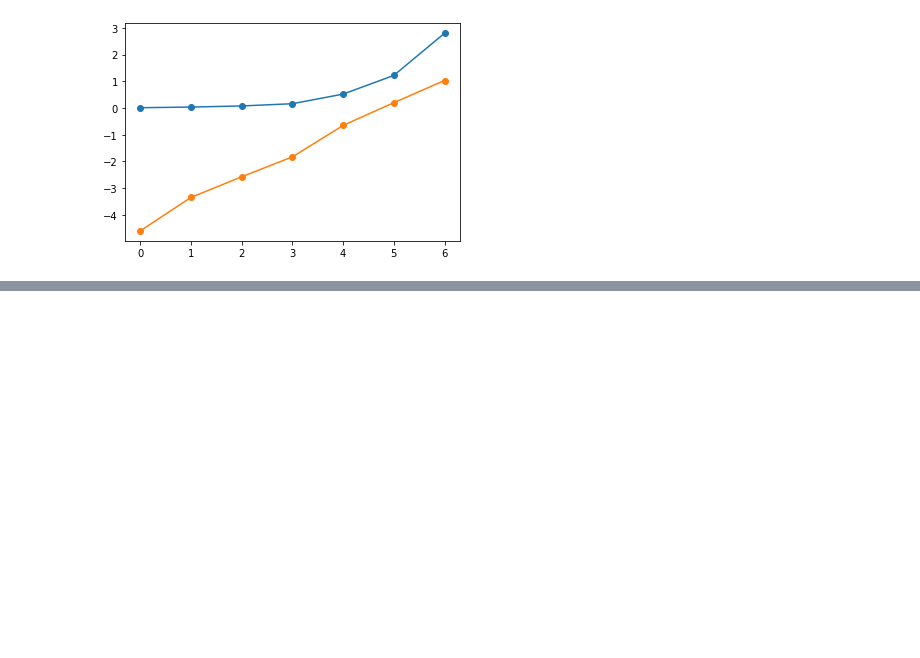
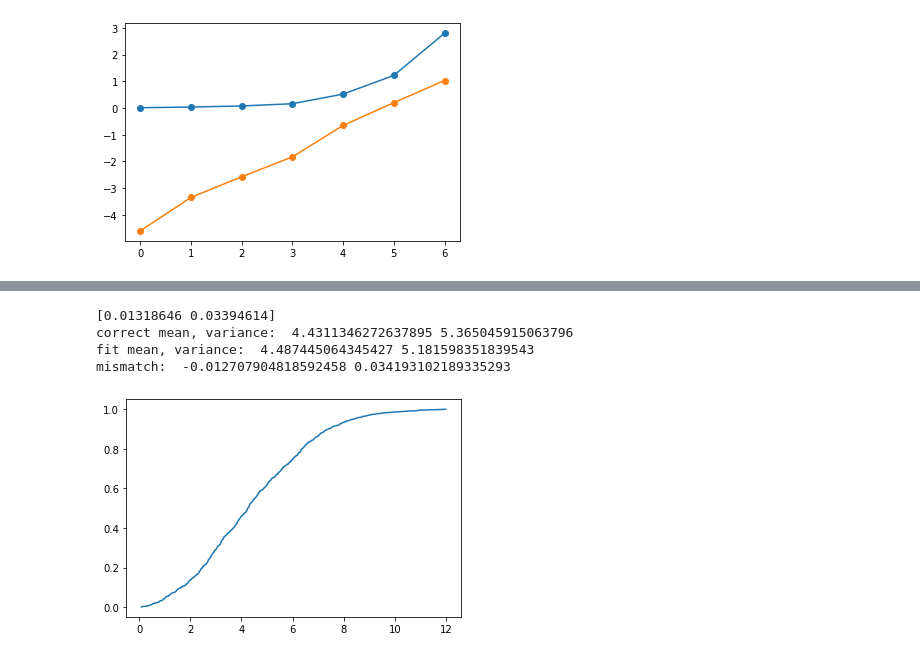
Before and after one commit to BoiseStatePlanetary/Optimizing-Number-and-Placement-of-Anemometers, a Jupyter notebook: figures/Uncertainties on Roughness and Shear Velocity.ipynb, the cells around one changed output, grey strips where cells are left out. Drawn from its saved outputs; the diff is of its cells as text; code cells hidden in the pictures; blank space fills up the shorter version.

```diff
--- a/figures/Uncertainties on Roughness and Shear Velocity.ipynb
+++ b/figures/Uncertainties on Roughness and Shear Velocity.ipynb
@@ -220,0 +322,28 @@ print((calc_analytic_zstar(z0, x, y, sigma) - calc_analytic_zstar(z0, x, noisy_y
+# %%
+lamb = 5.
+k = 2.
+
+# Random
+min_v = 0
+max_v = 20. #m/s
+num_velocities = 1000
+
+vs = inv_Weibull_CDF(random(num_velocities), lamb, k)
+hst, bin_edges = np.histogram(vs, bins=[*np.sort(vs), max_v + 1])
+cum_hst = np.cumsum(hst, axis=0)
+cum_hst = cum_hst / num_velocities
+plt.plot(np.sort(vs), cum_hst)
+
+popt, pcov = curve_fit(Weibull_CDF, np.sort(vs), cum_hst, p0=[5, 2])
+unc = np.sqrt(np.diag(pcov))
+print((popt - [lamb, k])/[lamb, k])
+print("correct mean, variance: ", Weibull_mean(lamb, k), Weibull_variance(lamb, k))
+print("fit mean, variance: ", Weibull_mean(*popt), Weibull_variance(*popt))
+print("mismatch: ", (Weibull_mean(lamb, k) - Weibull_mean(*popt))/Weibull_mean(lamb, k),
+      (Weibull_variance(lamb, k) - Weibull_variance(*popt))/Weibull_variance(lamb, k))
+# %% [output]
+[0.01318646 0.03394614]
+correct mean, variance:  4.4311346272637895 5.365045915063796
+fit mean, variance:  4.487445064345427 5.181598351839543
+mismatch:  -0.012707904818592458 0.034193102189335293
+[figure, added]
```
Also changed, not shown: parts of 21 cells of this notebook.
